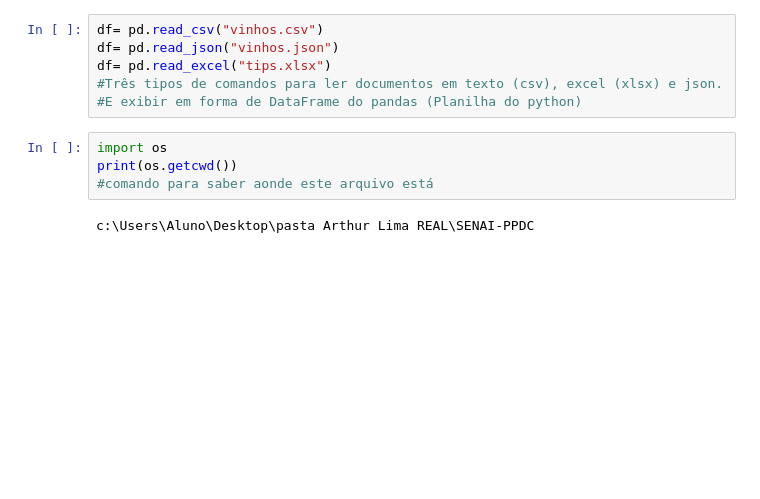
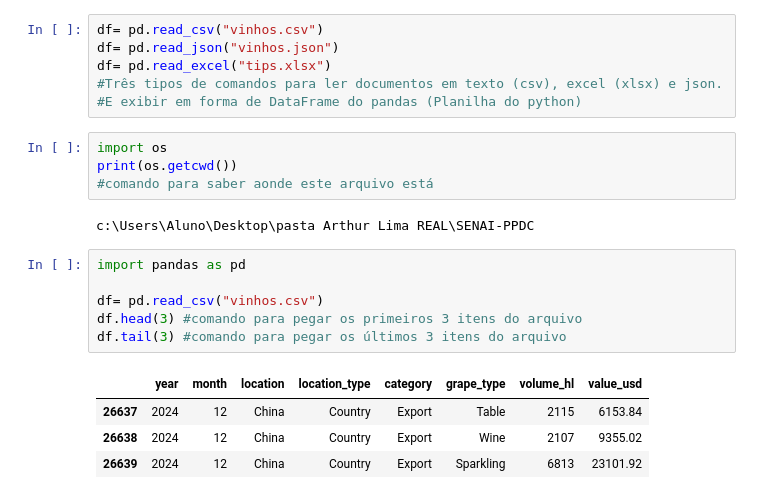
Before and after one commit to ArthurLima06/SENAI-PPDC, a Jupyter notebook: exercicios.ipynb, the cells around one changed output. Drawn from its saved outputs; the diff is of its cells as text; blank space fills up the shorter version.

```diff
--- a/exercicios.ipynb
+++ b/exercicios.ipynb
@@ -765,3 +765,14 @@ print(os.getcwd())
 #comando para saber aonde este arquivo está
 # %% [output]
 c:\Users\Aluno\Desktop\pasta Arthur Lima REAL\SENAI-PPDC
+# %%
+import pandas as pd
+
+df= pd.read_csv("vinhos.csv")
+df.head(3) #comando para pegar os primeiros 3 itens do arquivo
+df.tail(3) #comando para pegar os últimos 3 itens do arquivo
+# %% [output]
+|  | year | month | location | location_type | category | grape_type | volume_hl | value_usd |
+| 26637 | 2024 | 12 | China | Country | Export | Table | 2115 | 6153.84 |
+| 26638 | 2024 | 12 | China | Country | Export | Wine | 2107 | 9355.02 |
+| 26639 | 2024 | 12 | China | Country | Export | Sparkling | 6813 | 23101.92 |
```
Also changed, not shown: parts of 1 cell of this notebook.
